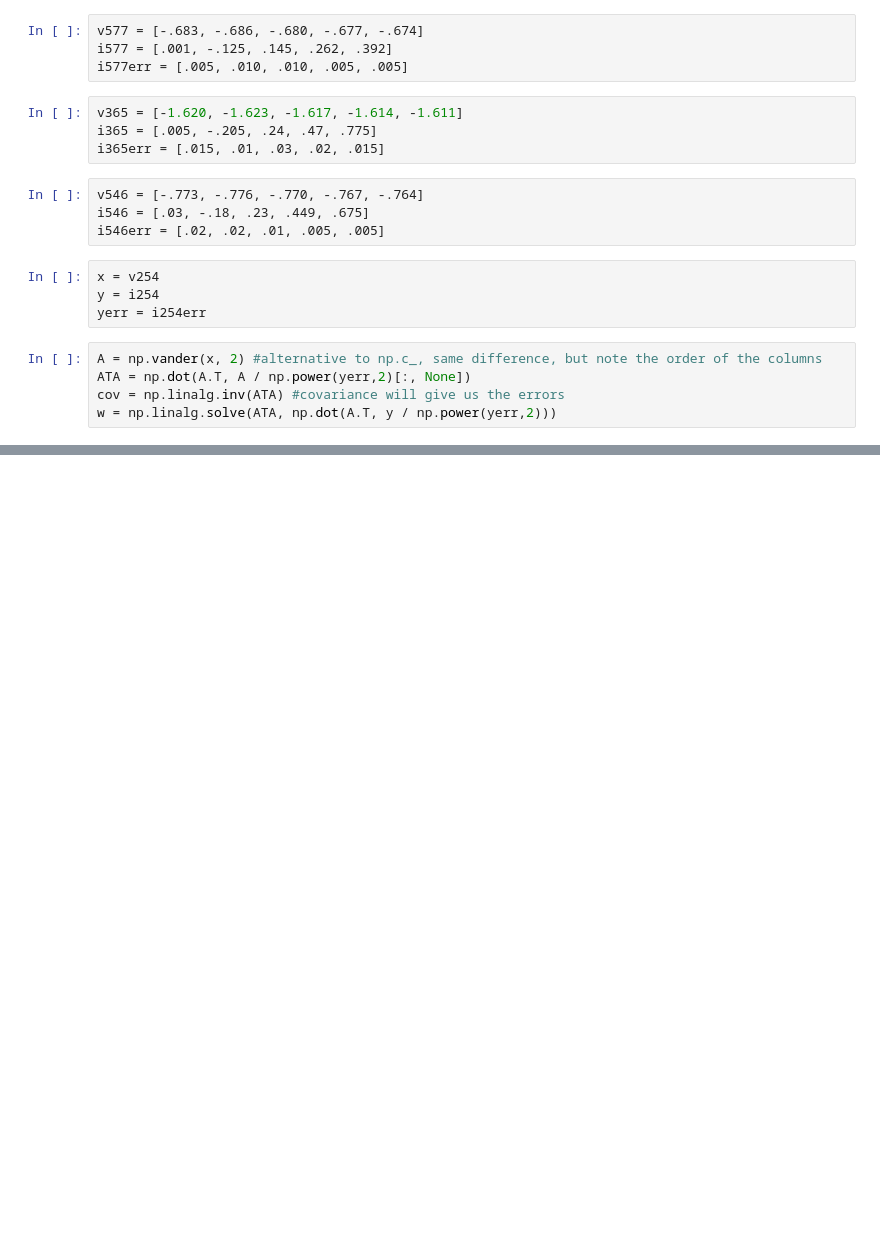
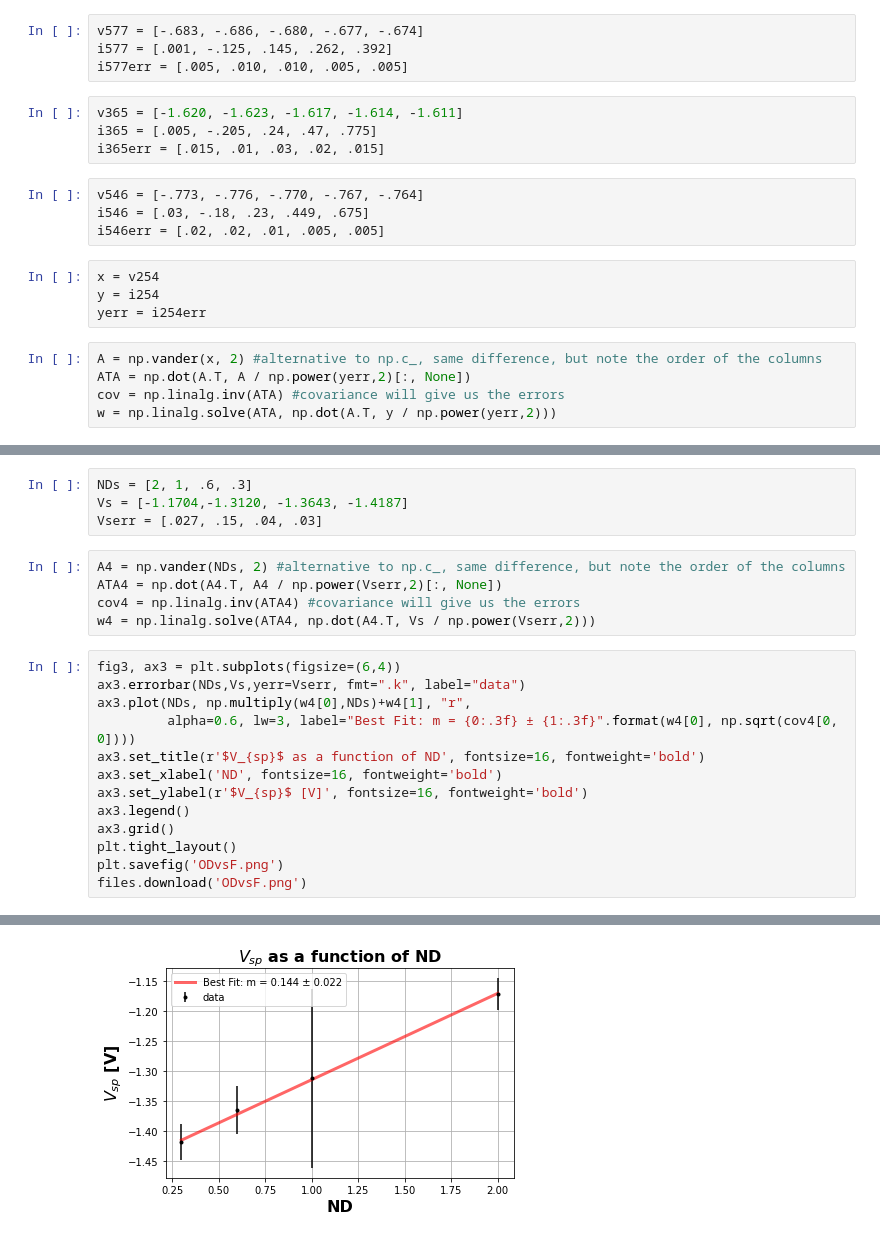
Before and after one commit to AndrewCrossman/PHYS646, a Jupyter notebook: Find_Planck.ipynb, the cells around one changed output, grey strips where cells are left out. Drawn from its saved outputs; the diff is of its cells as text; blank space fills up the shorter version.

```diff
--- a/Find_Planck.ipynb
+++ b/Find_Planck.ipynb
@@ -91,0 +179,23 @@ plt.tight_layout()
+# %%
+NDs = [2, 1, .6, .3]
+Vs = [-1.1704,-1.3120, -1.3643, -1.4187]
+Vserr = [.027, .15, .04, .03]
+# %%
+A4 = np.vander(NDs, 2) #alternative to np.c_, same difference, but note the order of the columns
+ATA4 = np.dot(A4.T, A4 / np.power(Vserr,2)[:, None])
+cov4 = np.linalg.inv(ATA4) #covariance will give us the errors
+w4 = np.linalg.solve(ATA4, np.dot(A4.T, Vs / np.power(Vserr,2)))
+# %%
+fig3, ax3 = plt.subplots(figsize=(6,4))
+ax3.errorbar(NDs,Vs,yerr=Vserr, fmt=".k", label="data")
+ax3.plot(NDs, np.multiply(w4[0],NDs)+w4[1], "r",
+         alpha=0.6, lw=3, label="Best Fit: m = {0:.3f} ± {1:.3f}".format(w4[0], np.sqrt(cov4[0, 0])))
+ax3.set_title(r'$V_{sp}$ as a function of ND', fontsize=16, fontweight='bold')
+ax3.set_xlabel('ND', fontsize=16, fontweight='bold')
+ax3.set_ylabel(r'$V_{sp}$ [V]', fontsize=16, fontweight='bold')
+ax3.legend()
+ax3.grid()
+plt.tight_layout()
+plt.savefig('ODvsF.png')
+files.download('ODvsF.png')
+# %% [output]
@@ -91,0 +204 @@ plt.tight_layout()
+[figure, added]
```
Also changed, not shown: parts of 15 cells of this notebook.
